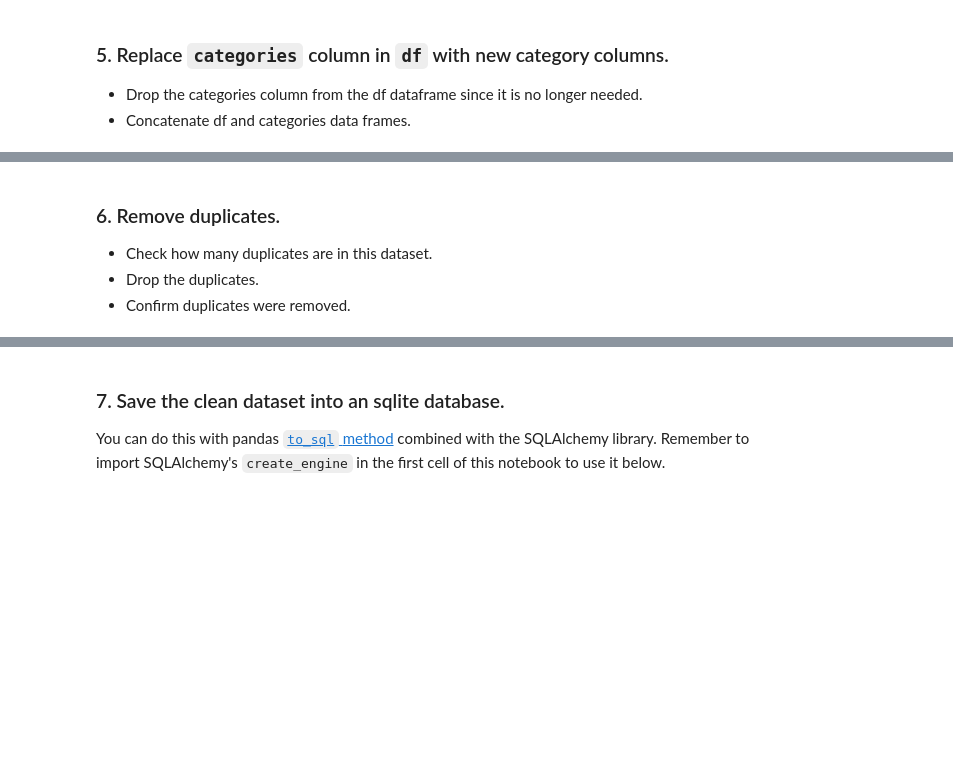
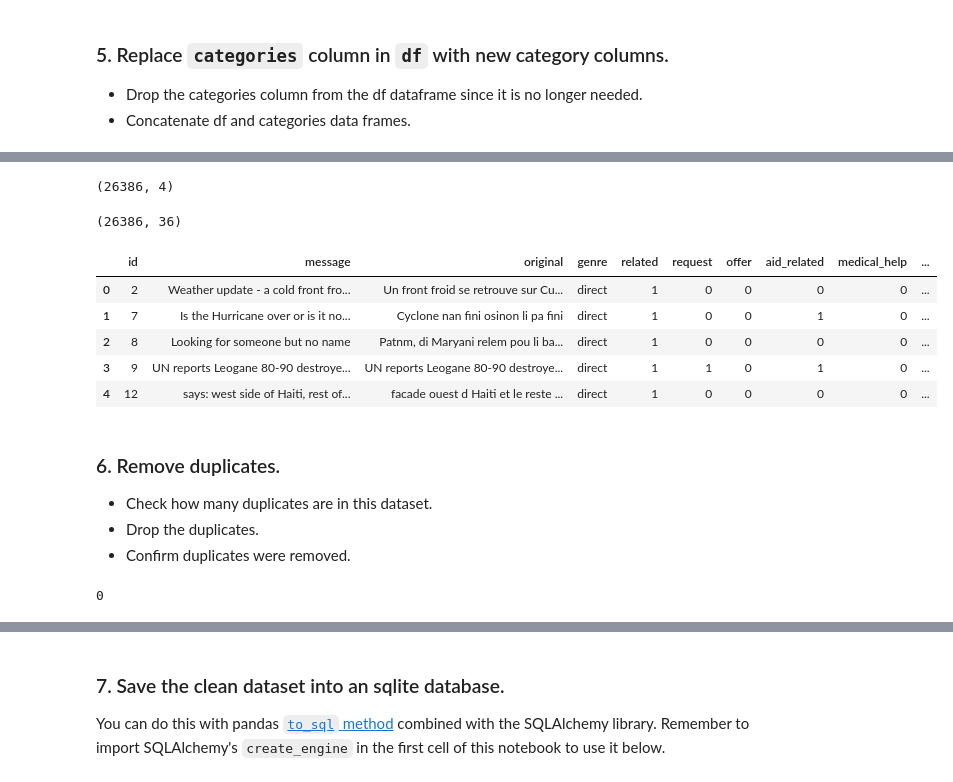
Before and after one commit to kylezeeuwen/ds-disaster-response-pipeline, a Jupyter notebook: notebook/ETL Pipeline Preparation.ipynb, the cells around one changed output, grey strips where cells are left out. Cells and saved outputs as stored; diff of their text form; code cells hidden in the pictures; blank space fills up the shorter version.

```diff
--- a/notebook/ETL Pipeline Preparation.ipynb
+++ b/notebook/ETL Pipeline Preparation.ipynb
@@ -30,17 +68,16 @@ df.head()
 - Rename columns of `categories` with new column names.
 # %%
 # create a dataframe of the 36 individual category columns
-categories =
-categories.head()
+categories = labelled_messages['categories'].str.split(pat=';', expand=True)
 # %%
 # select the first row of the categories dataframe
-row =
+row = categories.iloc[0]
+
 
 # use this row to extract a list of new column names for categories.
 # one way is to apply a lambda function that takes everything
 # up to the second to last character of each string with slicing
-category_colnames =
-print(category_colnames)
+category_colnames = row.apply(lambda x: x.split('-')[0])
 # %%
 # rename the columns of `categories`
 categories.columns = category_colnames
@@ -52,8 +96,6 @@ categories.head()
 # %%
 for column in categories:
     # set each value to be the last character of the string
-    categories[column] =
+    categories[column] = categories[column].apply(lambda x: x[-1]).astype(int)
 
-    # convert column from string to numeric
-    categories[column] =
 categories.head()
@@ -63,6 +112,6 @@ categories.head()
 - Concatenate df and categories data frames.
 # %%
 # drop the original categories column from `df`
+labelled_messages = labelled_messages.drop(columns=['categories'])
 
-
-df.head()
+labelled_messages.head()
@@ -69,7 +125,24 @@ df.head()
 # %%
 # concatenate the original dataframe with the new `categories` dataframe
-df =
-df.head()
+labelled_messages.shape
+# %% [output]
+(26386, 4)
+# %%
+categories.shape
+# labelled_messages = labelled_messages.concat(categories)
+# labelled_messages.head()
+# %% [output]
+(26386, 36)
+# %%
+df = pd.concat([labelled_messages, categories], axis=1)
+df.head()
+# %% [output]
+|  | id | message | original | genre | related | request | offer | aid_related | medical_help | ... |
+| 0 | 2 | Weather update - a cold front fro... | Un front froid se retrouve sur Cu... | direct | 1 | 0 | 0 | 0 | 0 | ... |
+| 1 | 7 | Is the Hurricane over or is it no... | Cyclone nan fini osinon li pa fini | direct | 1 | 0 | 0 | 1 | 0 | ... |
+| 2 | 8 | Looking for someone but no name | Patnm, di Maryani relem pou li ba... | direct | 1 | 0 | 0 | 0 | 0 | ... |
+| 3 | 9 | UN reports Leogane 80-90 destroye... | UN reports Leogane 80-90 destroye... | direct | 1 | 1 | 0 | 1 | 0 | ... |
+| 4 | 12 | says: west side of Haiti, rest of... | facade ouest d Haiti et le reste ... | direct | 1 | 0 | 0 | 0 | 0 | ... |
 # %% [markdown]
 ### 6. Remove duplicates.
 - Check how many duplicates are in this dataset.
@@ -78,2 +161,5 @@ df.head()
 # %%
 # check number of duplicates
+len(df)-len(df.drop_duplicates())
+# %% [output]
+0
```
Also changed, not shown: parts of 14 cells of this notebook, 1 other file.
